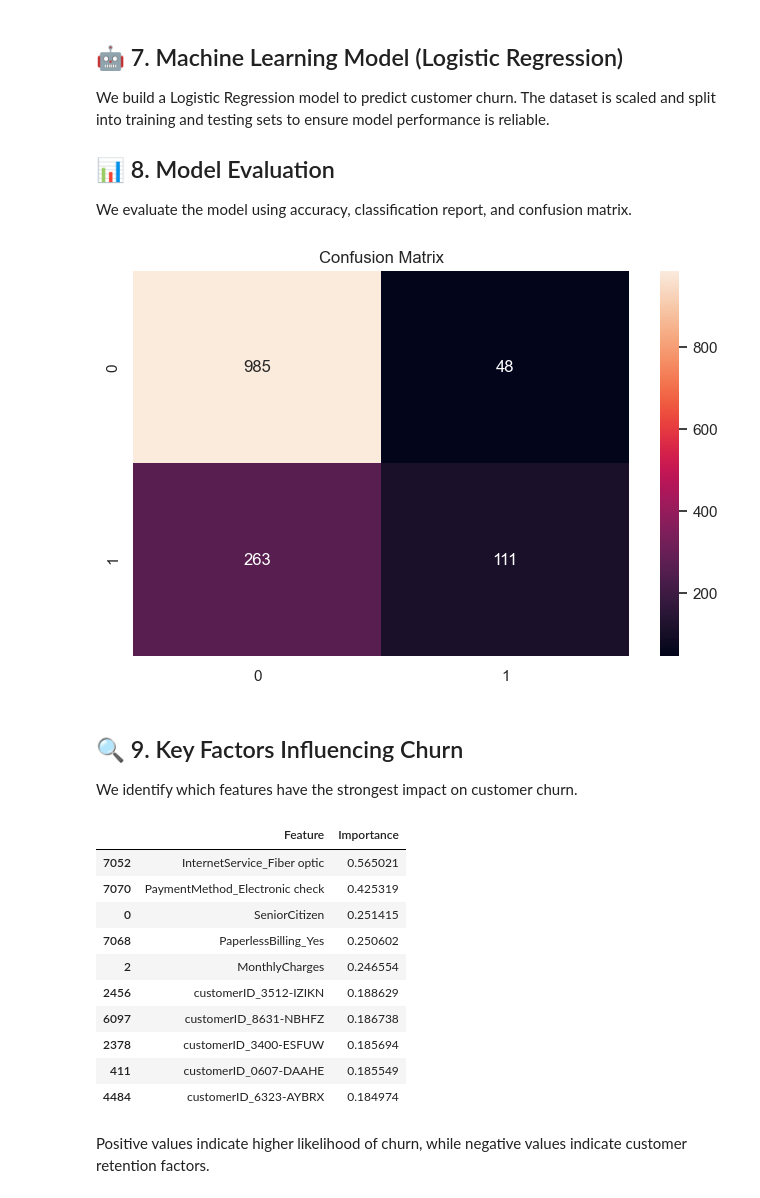
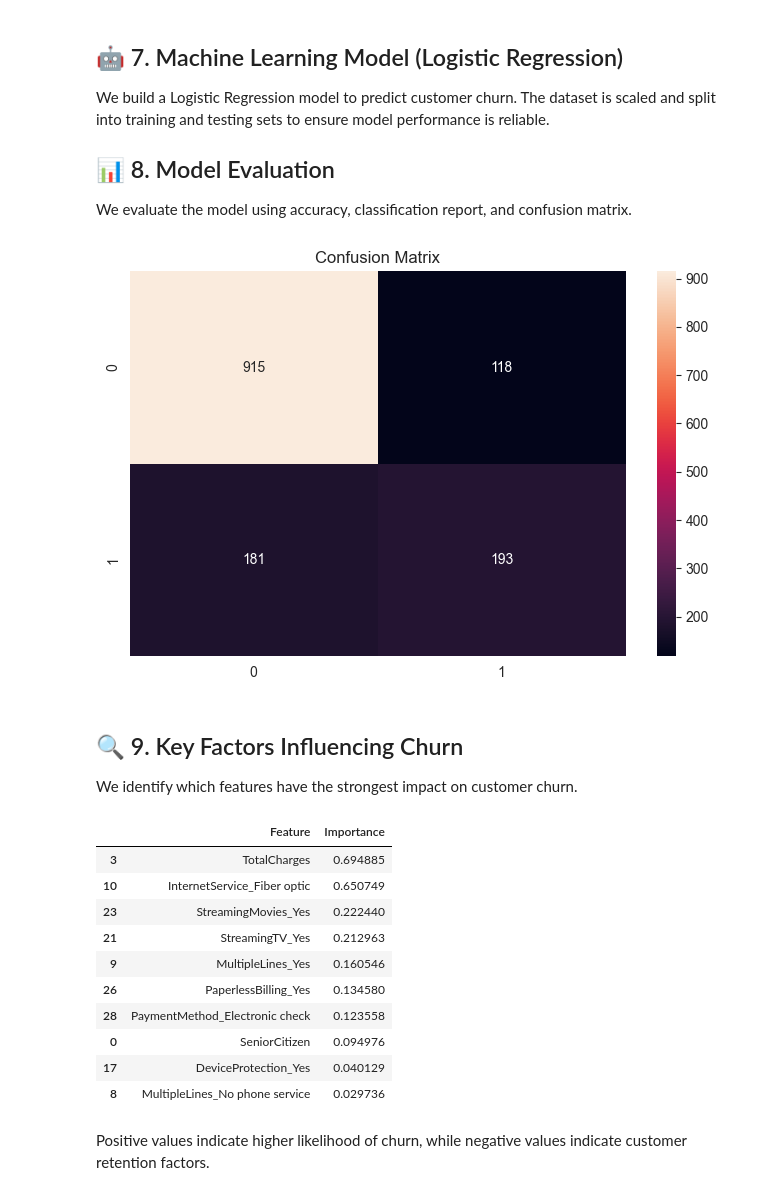
Before and after one commit to Ayoifemi/customer-churn-project, a Jupyter notebook: notebook/01_customer_churn_analysis.ipynb.ipynb, the cells around one changed output. Drawn from its saved outputs; the diff is of its cells as text; code cells hidden in the pictures.

Commit message:
Update 01_customer_churn_analysis.ipynb.ipynb
Removed customerID and improved model

```diff
--- a/notebook/01_customer_churn_analysis.ipynb.ipynb
+++ b/notebook/01_customer_churn_analysis.ipynb.ipynb
@@ -27,7 +17,8 @@ We load the Telco Customer Churn dataset and perform initial exploration to unde
 
 We clean the dataset by handling incorrect data types and preparing it for analysis.
 # %%
-df = pd.read_csv(r"C:\Users\HomePC\Desktop\DataScience_Bootcamp\Customer-Churn-Project\WA_Fn-UseC_-Telco-Customer-Churn.csv")
+df = pd.read_csv(r"C:\Users\HomePC\Desktop\DataScience_Bootcamp\Customer-Churn-Project\data\churn_data.csv.csv")
+df = df.drop('customerID', axis=1)
 df.head()
 df.shape
 df.columns
@@ -166,45 +157,53 @@ We build a Logistic Regression model to predict customer churn. The dataset is s
 
 We evaluate the model using accuracy, classification report, and confusion matrix.
 # %%
+df_encoded = pd.get_dummies(df, drop_first=True)
 df_encoded.isnull().sum()
 df_encoded = df_encoded.dropna()
 X = df_encoded.drop('Churn', axis=1)
 y = df_encoded['Churn']
 
 
-# 📊 Scale the data
+from sklearn.model_selection import train_test_split
+
+X_train, X_test, y_train, y_test = train_test_split(
+    X, y,
+    test_size=0.2,
+    random_state=42
+)
+
+from sklearn.preprocessing import StandardScaler
+
 scaler = StandardScaler()
 
 X_train_scaled = scaler.fit_transform(X_train)
 X_test_scaled = scaler.transform(X_test)
-
-
 
 # 📌 Train model
 model = LogisticRegression(max_iter=1000)
 model.fit(X_train_scaled, y_train)
 
 
 # 🔮 Make predictions
 y_pred = model.predict(X_test_scaled)
 
 
 # 📊 Evaluation
 from sklearn.metrics import accuracy_score, classification_report, confusion_matrix
 
 accuracy = accuracy_score(y_test, y_pred)
 accuracy
 
 
 # 📄 Full report
 classification_report(y_test, y_pred)
 
 
 sns.heatmap(confusion_matrix(y_test, y_pred), annot=True, fmt='d')
 plt.title("Confusion Matrix")
 plt.show()
 # %% [output]
-[figure, old version]
+[figure, new version]
 # %% [markdown]
 ## 🔍 9. Key Factors Influencing Churn
 
@@ -221,16 +220,16 @@ feature_importance = feature_importance.sort_values(by='Importance', ascending=F
 feature_importance.head(10)
 # %% [output]
 |  | Feature | Importance |
-| 7052 | InternetService_Fiber optic | 0.565021 |
-| 7070 | PaymentMethod_Electronic check | 0.425319 |
-| 0 | SeniorCitizen | 0.251415 |
-| 7068 | PaperlessBilling_Yes | 0.250602 |
-| 2 | MonthlyCharges | 0.246554 |
-| 2456 | customerID_3512-IZIKN | 0.188629 |
-| 6097 | customerID_8631-NBHFZ | 0.186738 |
-| 2378 | customerID_3400-ESFUW | 0.185694 |
-| 411 | customerID_0607-DAAHE | 0.185549 |
-| 4484 | customerID_6323-AYBRX | 0.184974 |
+| 3 | TotalCharges | 0.694885 |
+| 10 | InternetService_Fiber optic | 0.650749 |
+| 23 | StreamingMovies_Yes | 0.222440 |
+| 21 | StreamingTV_Yes | 0.212963 |
+| 9 | MultipleLines_Yes | 0.160546 |
+| 26 | PaperlessBilling_Yes | 0.134580 |
+| 28 | PaymentMethod_Electronic check | 0.123558 |
+| 0 | SeniorCitizen | 0.094976 |
+| 17 | DeviceProtection_Yes | 0.040129 |
+| 8 | MultipleLines_No phone service | 0.029736 |
 # %% [markdown]
 Positive values indicate higher likelihood of churn, while negative values indicate customer retention factors.
 # %% [markdown]
```
Also changed, not shown: parts of 7 cells of this notebook.
